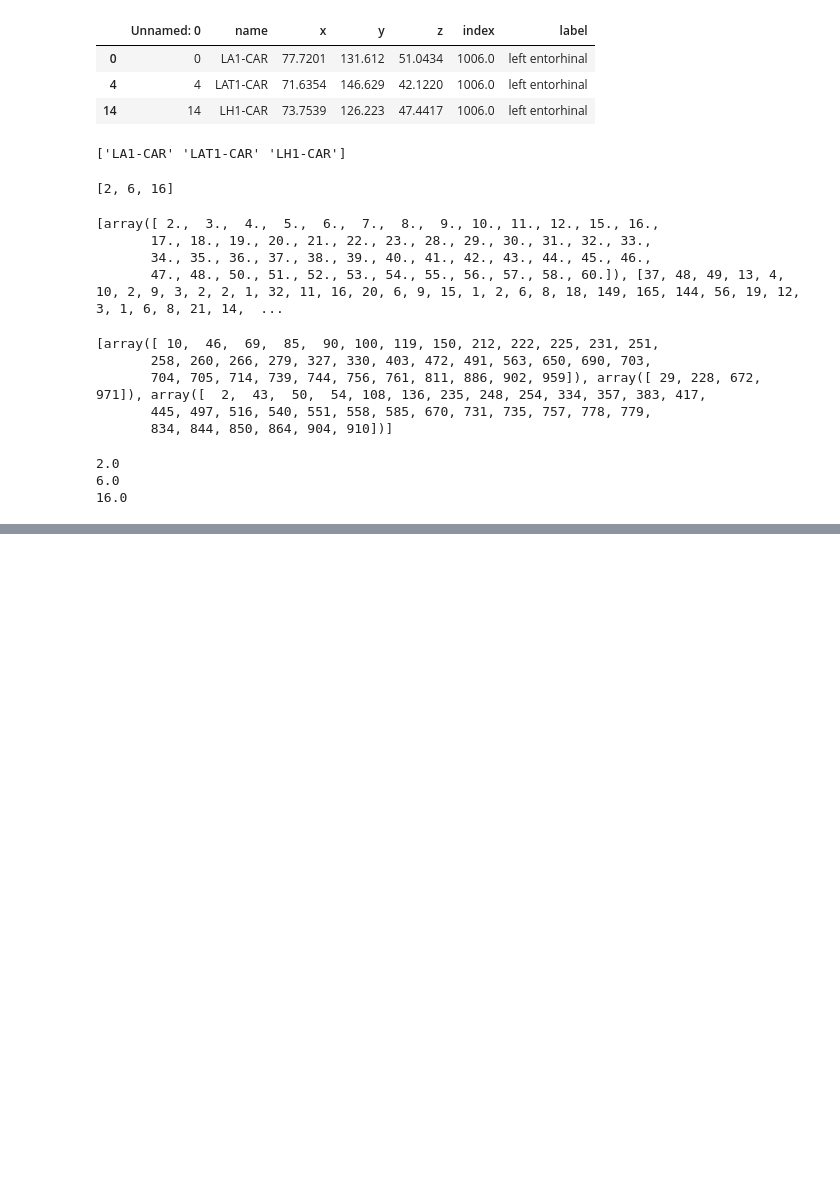
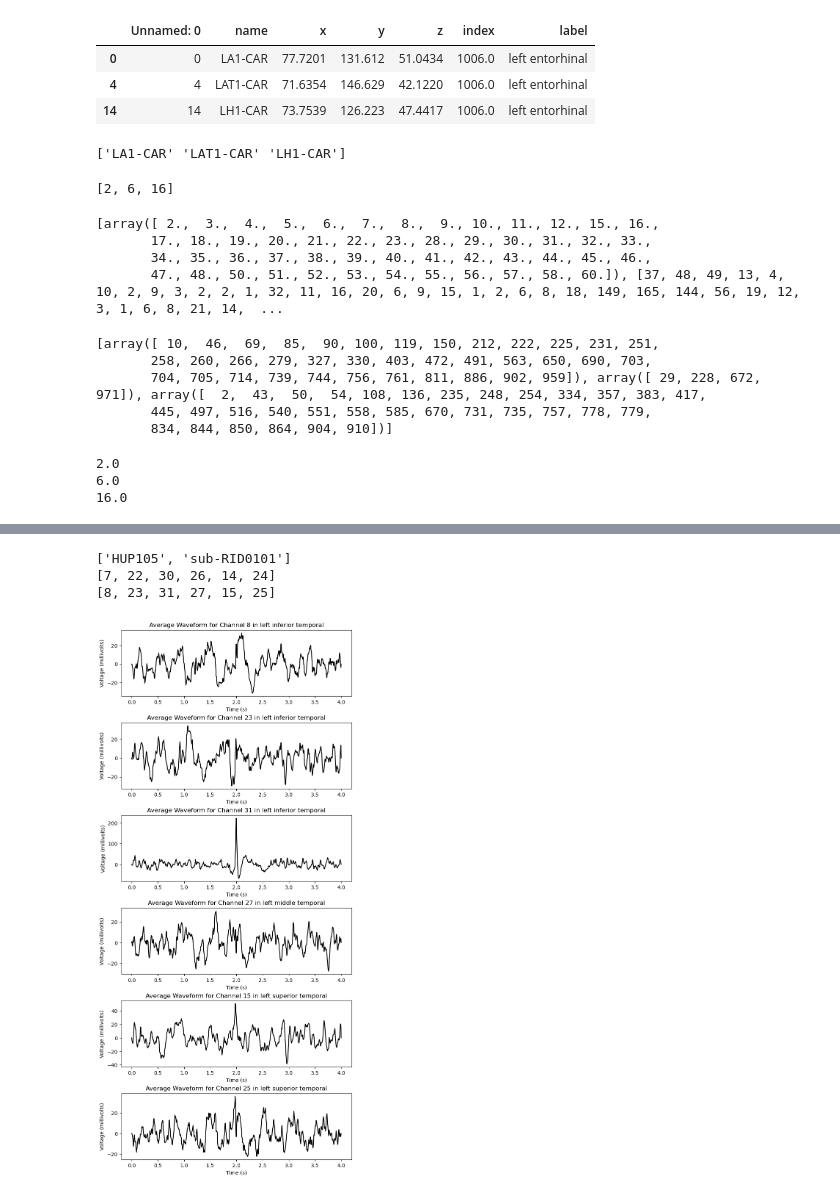
Before and after one commit to carlosaaguila/Interictal_Spike_Analysis, a Jupyter notebook: HUMAN/working_feat_extract_code/spatial_preanalysis.ipynb, the cells around one changed output, grey strips where cells are left out. Saved outputs shown, nothing was run; the diff lists cells and outputs as text; code cells hidden in the pictures; blank space fills up the shorter version.

```diff
--- a/HUMAN/working_feat_extract_code/spatial_preanalysis.ipynb
+++ b/HUMAN/working_feat_extract_code/spatial_preanalysis.ipynb
@@ -237,0 +345,35 @@ for feat in feats:
+# %%
+#spike, brain_df, ids = load_ptall(ptnames[0],data_directory)
+print(ids)
+based_vals2, chnum2, idx_roich2 = value_basis(spike, brain_df, roi2)
+print(idx_roich2) # want to use this idx to call on the spike object to align correctly
+print(chnum2)
+# %% [output]
+['HUP105', 'sub-RID0101']
+[7, 22, 30, 26, 14, 24]
+[8, 23, 31, 27, 15, 25]
+# %%
+chnum2 #ch number
+idx_roich2 # indicies
+
+avg_waveforms2 = []#np.zeros(len(idx_roich2)) #expect 6 waveforms for each roi_ch
+for i in range(len(idx_roich2)):
+    ch = []
+    for spikes2 in based_vals2:
+        spike_t = np.transpose(spikes2)
+        ch.append(spike_t[idx_roich2[i]])
+
+    avg_waveforms2.append(np.nanmean(ch, axis=0))
+
+roi_labels2 = ['left inferior temporal' ,'left inferior temporal','left inferior temporal', 'left middle temporal','left superior temporal','left superior temporal' ]
+fig, axs = plt.subplots(len(avg_waveforms2), 1, figsize=(7,15))
+fig.tight_layout()
+fig.subplots_adjust(hspace=0.4)
+time = np.linspace(0,4,2001)
+for i in range(len(avg_waveforms2)):
+    axs[i].plot(time, avg_waveforms2[i], 'k') #plot nerve data - unfiltered
+    axs[i].set_ylabel("Voltage (millivolts)")
+    axs[i].set_xlabel("Time (s)")
+    axs[i].set_title("Average Waveform for Channel {} in {}".format(int(chnum2[i]),roi_labels2[i]))
+# %% [output]
+[figure, added]
```
Also changed, not shown: parts of 17 cells of this notebook, 1 other file.
